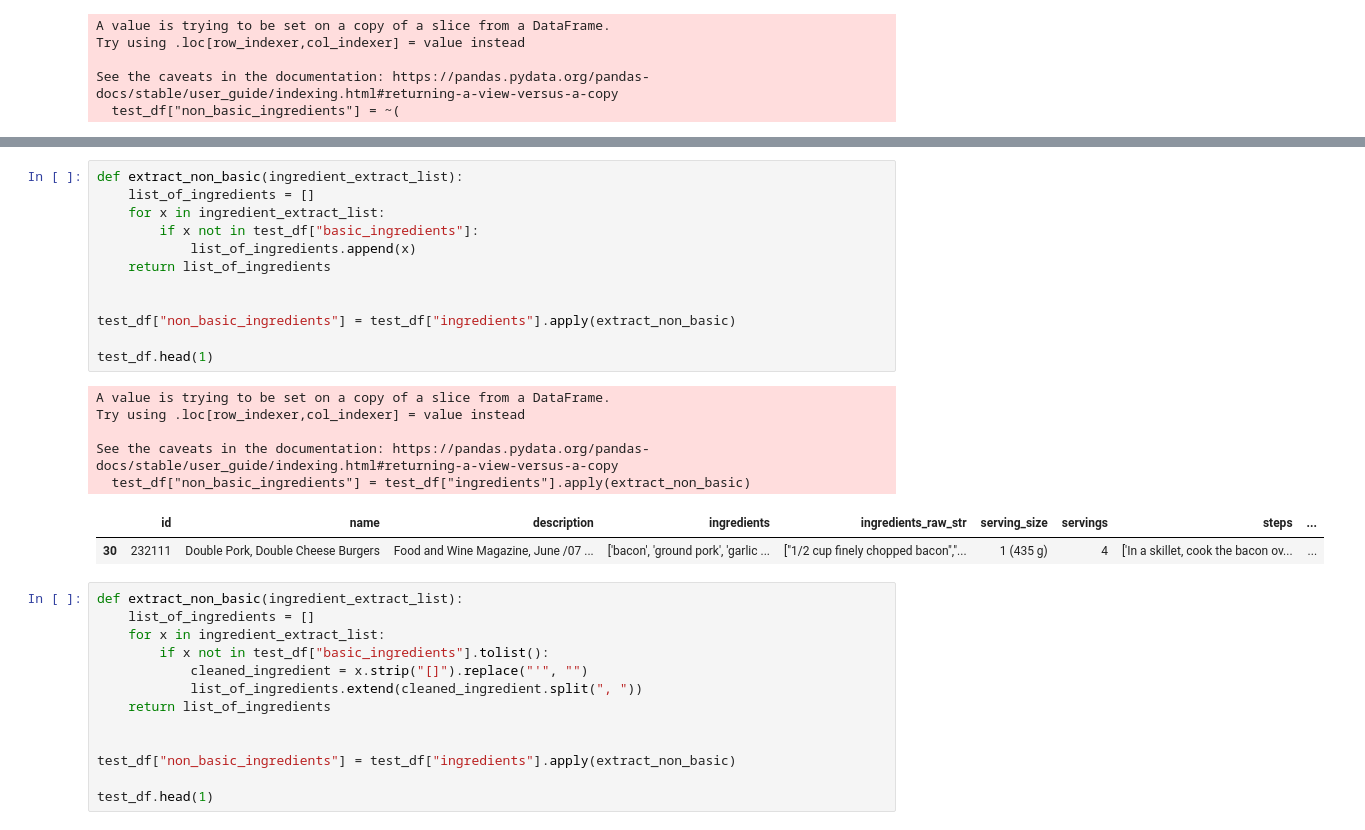
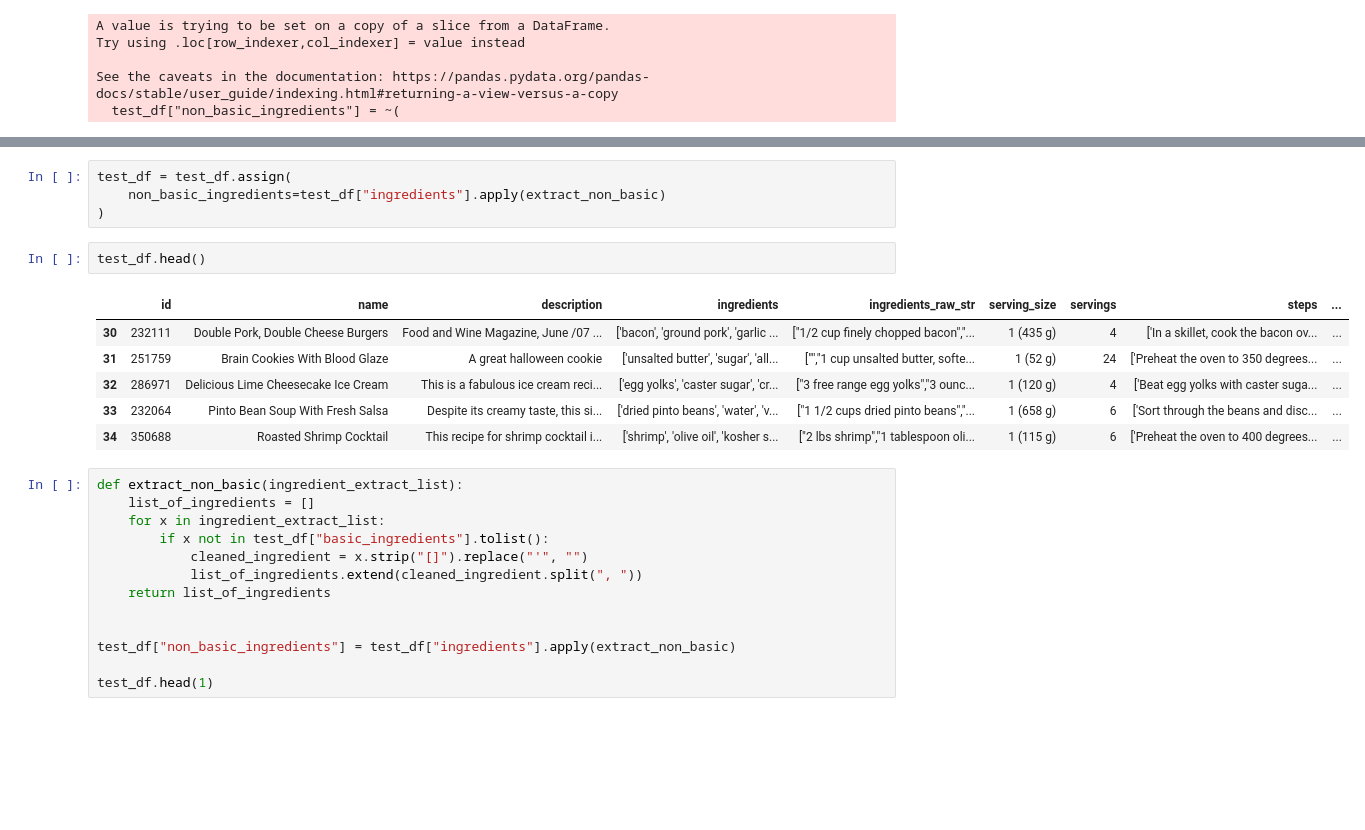
Before and after one commit to AishaShaf/recipe-recommender, a Jupyter notebook: data_cleaning.ipynb, the cells around one changed output, grey strips where cells are left out. Drawn from its saved outputs; the diff is of its cells as text; blank space fills up the shorter version.

Commit message:
.
Co-authored-by: AishaShaf <AishaShaf@users.noreply.github.com>

```diff
--- a/data_cleaning.ipynb
+++ b/data_cleaning.ipynb
@@ -195,23 +246,16 @@ test_df.loc[30, "ingredients"]
-# %%
-def extract_non_basic(ingredient_extract_list):
-    list_of_ingredients = []
-    for x in ingredient_extract_list:
-        if x not in test_df["basic_ingredients"]:
-            list_of_ingredients.append(x)
-    return list_of_ingredients
-
-
-test_df["non_basic_ingredients"] = test_df["ingredients"].apply(extract_non_basic)
-
-test_df.head(1)
-# %% [output]
-A value is trying to be set on a copy of a slice from a DataFrame.
-Try using .loc[row_indexer,col_indexer] = value instead
-
-See the caveats in the documentation: https://pandas.pydata.org/pandas-docs/stable/user_guide/indexing.html#returning-a-view-versus-a-copy
-  test_df["non_basic_ingredients"] = test_df["ingredients"].apply(extract_non_basic)
-|  | id | name | description | ingredients | ingredients_raw_str | serving_size | servings | steps | ... |
-| 30 | 232111 | Double Pork, Double Cheese Burgers | Food and Wine Magazine, June /07 ... | ['bacon', 'ground pork', 'garlic ... | ["1/2 cup finely chopped bacon","... | 1 (435 g) | 4 | ['In a skillet, cook the bacon ov... | ... |
+# %%
+test_df = test_df.assign(
+    non_basic_ingredients=test_df["ingredients"].apply(extract_non_basic)
+)
+# %%
+test_df.head()
+# %% [output]
+|  | id | name | description | ingredients | ingredients_raw_str | serving_size | servings | steps | ... |
+| 30 | 232111 | Double Pork, Double Cheese Burgers | Food and Wine Magazine, June /07 ... | ['bacon', 'ground pork', 'garlic ... | ["1/2 cup finely chopped bacon","... | 1 (435 g) | 4 | ['In a skillet, cook the bacon ov... | ... |
+| 31 | 251759 | Brain Cookies With Blood Glaze | A great halloween cookie | ['unsalted butter', 'sugar', 'all... | ["","1 cup unsalted butter, softe... | 1 (52 g) | 24 | ['Preheat the oven to 350 degrees... | ... |
+| 32 | 286971 | Delicious Lime Cheesecake Ice Cream | This is a fabulous ice cream reci... | ['egg yolks', 'caster sugar', 'cr... | ["3 free range egg yolks","3 ounc... | 1 (120 g) | 4 | ['Beat egg yolks with caster suga... | ... |
+| 33 | 232064 | Pinto Bean Soup With Fresh Salsa | Despite its creamy taste, this si... | ['dried pinto beans', 'water', 'v... | ["1 1/2 cups dried pinto beans","... | 1 (658 g) | 6 | ['Sort through the beans and disc... | ... |
+| 34 | 350688 | Roasted Shrimp Cocktail | This recipe for shrimp cocktail i... | ['shrimp', 'olive oil', 'kosher s... | ["2 lbs shrimp","1 tablespoon oli... | 1 (115 g) | 6 | ['Preheat the oven to 400 degrees... | ... |
 # %%
 def extract_non_basic(ingredient_extract_list):
     list_of_ingredients = []
```
Also changed, not shown: parts of 6 cells of this notebook.
